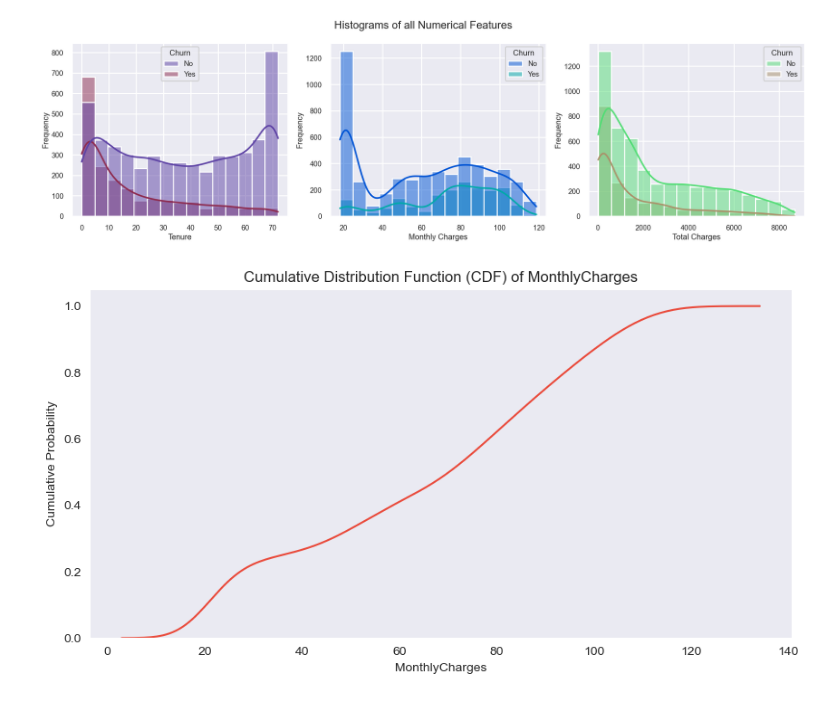
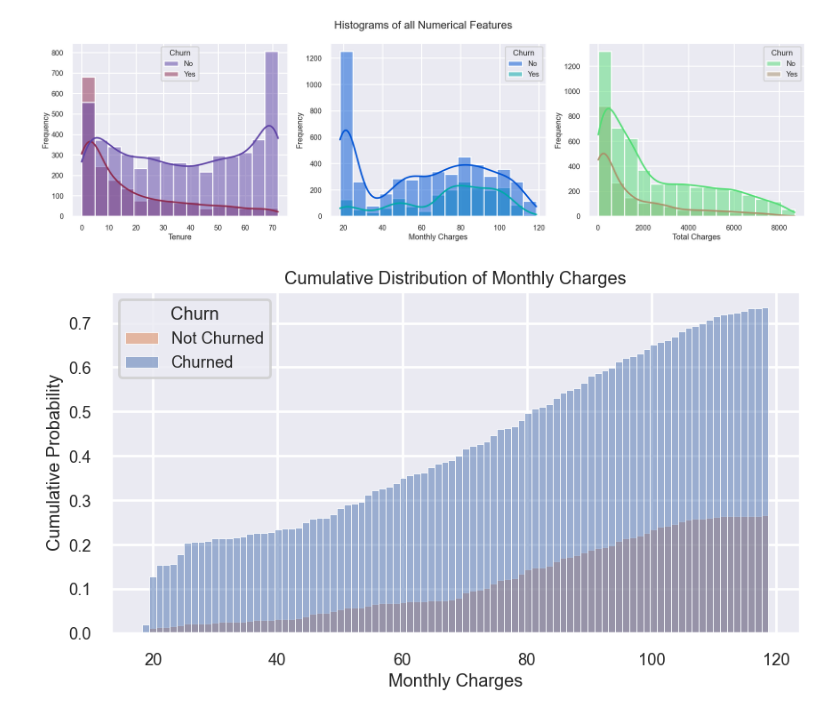
Before and after one commit to TheTastyHanuta/IT-Management, a Jupyter notebook: script.ipynb, the cells around one changed output. Cells and saved outputs as stored; diff of their text form; code cells hidden in the pictures.

```diff
--- a/script.ipynb
+++ b/script.ipynb
@@ -371,15 +371,14 @@ plt.tight_layout()
 plt.show()
 # %% [output]
 [figure]
-# %%
-def plot_cdf(data, feature):
-    plt.figure(figsize=(10, 5))
-    sns.kdeplot(data[feature], cumulative=True, color=colors[0])
-    plt.title('Cumulative Distribution Function (CDF) of ' + feature)
-    plt.xlabel(feature)
-    plt.ylabel('Cumulative Probability')
-    plt.grid()
-    plt.show()
-plot_cdf(df1, 'MonthlyCharges')
-# %% [output]
-[figure, removed]
+# %%
+# plot cumulative plot for monthly charges and probability of churn with bins
+fig, ax = plt.subplots(figsize=(10, 5))
+sns.histplot(data, x='MonthlyCharges', hue='Churn', bins=90, stat='density', cumulative=True, ax=ax)
+plt.title('Cumulative Distribution of Monthly Charges')
+plt.xlabel('Monthly Charges')
+plt.ylabel('Cumulative Probability')
+plt.legend(title='Churn', loc='upper left', labels=['Not Churned', 'Churned'])
+plt.show()
+# %% [output]
+[figure, added]
```
Also changed, not shown: parts of 6 cells of this notebook.
